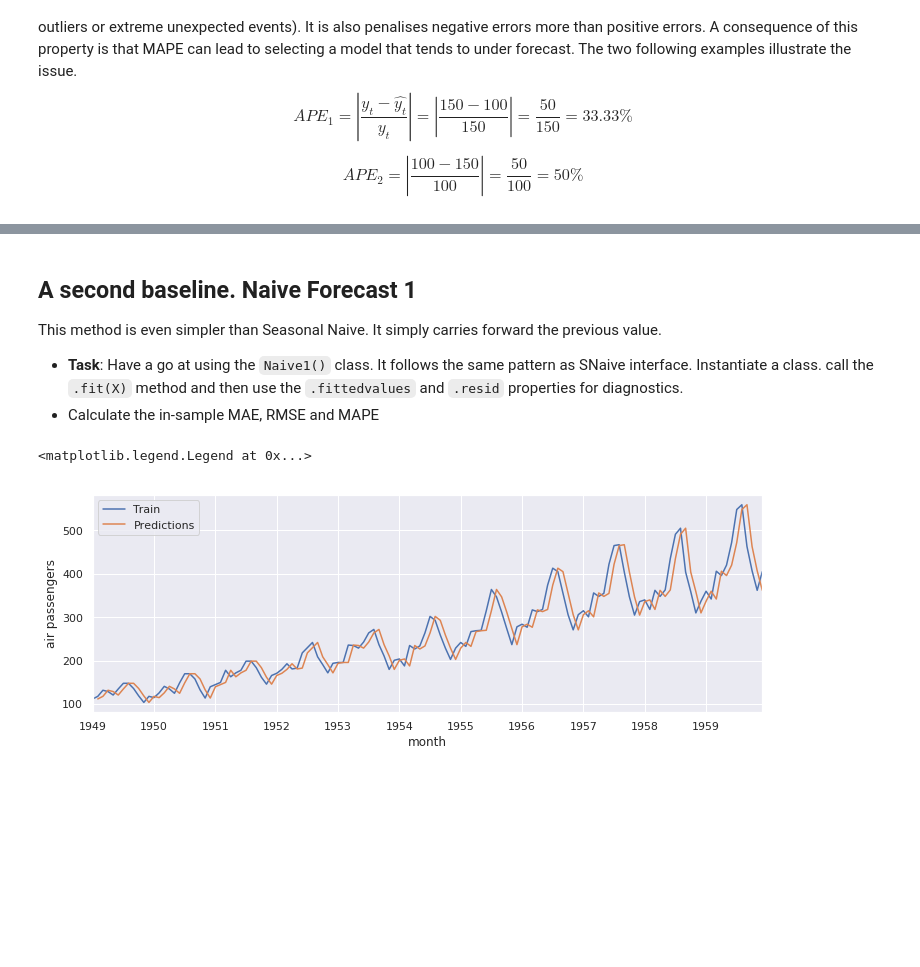
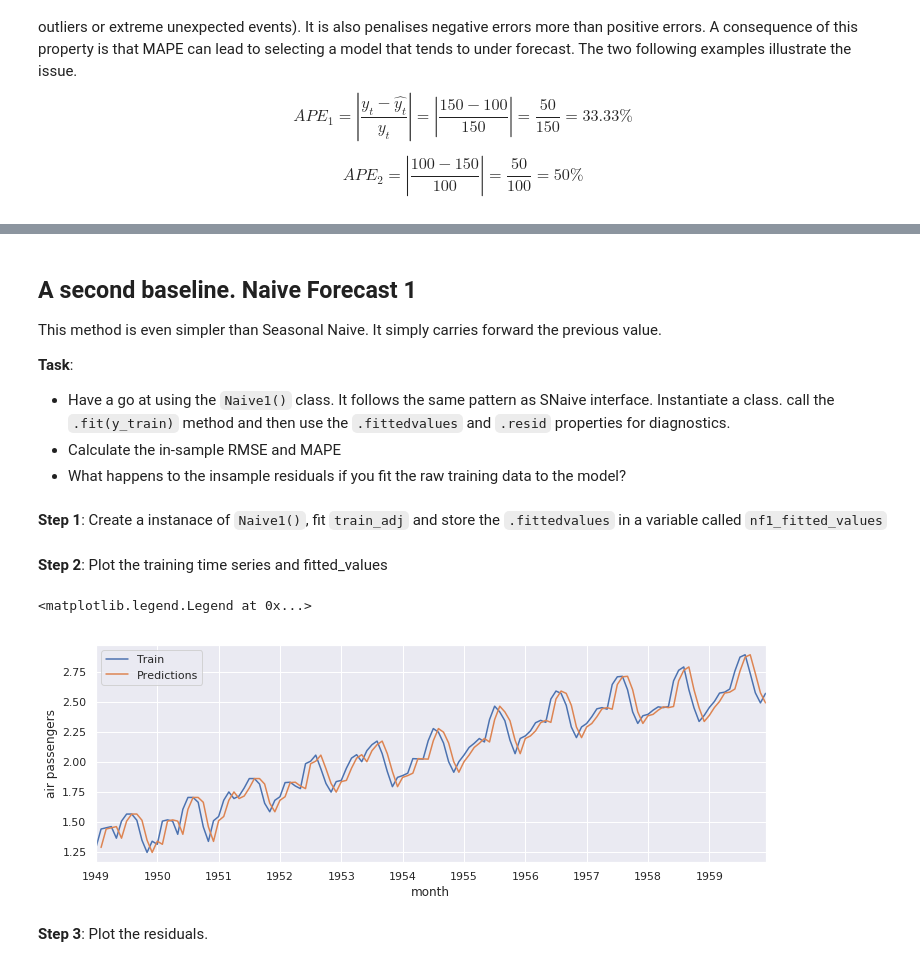
Before and after one commit to TomMonks/code-club-basic-forecasting, a Jupyter notebook: intro_to_dates.ipynb, the cells around one changed output, grey strips where cells are left out. Cells and saved outputs as stored; diff of their text form; code cells hidden in the pictures; blank space fills up the shorter version.

```diff
--- a/intro_to_dates.ipynb
+++ b/intro_to_dates.ipynb
@@ -382,0 +386,3 @@ ax.set(xlabel='month', ylabel='air passengers');
+# %%
+train_adj = train / train.index.days_in_month
+test_adj = train / train.index.days_in_month
@@ -382,0 +402,2 @@ ax.set(xlabel='month', ylabel='air passengers');
+# %%
+train_adj = np.log(train_adj)
@@ -431,6 +443,6 @@ HORIZON = 12
 PERIOD = 12
 # %%
 snf = SNaive(period=PERIOD)
-snf.fit(train)
+snf.fit(train_adj)
 insample_predictions = snf.fittedvalues
 # %%
@@ -516,5 +528,10 @@ mean_absolute_percentage_error(y_true=train[PERIOD:], y_pred=insample_prediction
 
 This method is even simpler than Seasonal Naive. It simply carries forward the previous value.
 
-* **Task**: Have a go at using the `Naive1()` class.  It follows the same pattern as SNaive interface.  Instantiate a class.  call the `.fit(X)` method and then use the `.fittedvalues` and `.resid` properties for diagnostics.
-* Calculate the in-sample MAE, RMSE and MAPE
+**Task**:
+
+* Have a go at using the `Naive1()` class.  It follows the same pattern as SNaive interface.  Instantiate a class.  call the `.fit(y_train)` method and then use the `.fittedvalues` and `.resid` properties for diagnostics.
+* Calculate the in-sample RMSE and MAPE
+* What happens to the insample residuals if you fit the raw training data to the model?
+# %% [markdown]
+**Step 1**: Create a instanace of `Naive1()`,  fit `train_adj` and store the `.fittedvalues` in a variable called `nf1_fitted_values`
@@ -521,15 +540,19 @@ This method is even simpler than Seasonal Naive. It simply carries forward the p
+# %%
+nf1 = Naive1()
+nf1.fit(train_adj)
+nf1_fitted_values = nf1.fittedvalues
+# %% [markdown]
+**Step 2**: Plot the training time series and fitted_values
 # %%
-nf1 = Naive1()
-nf1.fit(train)
-insample_predictions = nf1.fittedvalues
-
-ax = train.plot(figsize=(12,4))
-insample_predictions.plot(ax=ax)
+ax = train_adj.plot(figsize=(12,4))
+nf1_fitted_values.plot(ax=ax)
 ax.set(xlabel='month', ylabel='air passengers');
 ax.legend(['Train', 'Predictions'])
 # %% [output]
 <matplotlib.legend.Legend at 0x...>
-[figure, old version]
+[figure, new version]
+# %% [markdown]
+**Step 3**: Plot the residuals.
 # %%
 ax = nf1.resid.plot(figsize=(12,4))
 ax.set(xlabel='month', ylabel='actual minus predictions');
```
Also changed, not shown: parts of 41 cells of this notebook.
